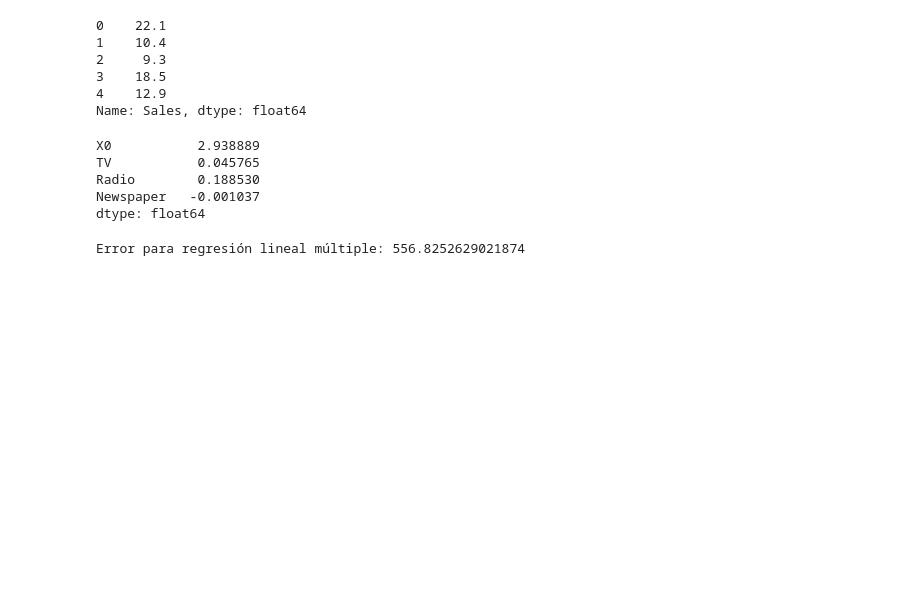
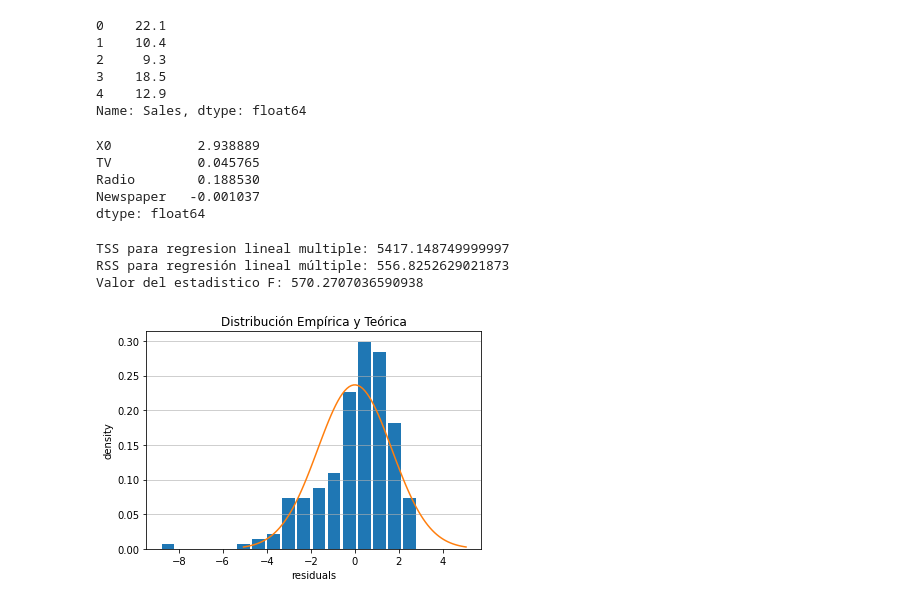
Before and after one commit to FelipeGorostiaga/MachineLearning, a Jupyter notebook: src/tp4/ej1.ipynb, the cells around one changed output. Saved outputs shown, nothing was run; the diff lists cells and outputs as text; code cells hidden in the pictures; blank space fills up the shorter version.

```diff
--- a/src/tp4/ej1.ipynb
+++ b/src/tp4/ej1.ipynb
@@ -80,12 +80,3 @@ for col in list(df):
 print(simple_regressions)
 # %% [output]
 {'TV': (7.032593549127704, 0.04753664043301969), 'Radio': (9.311638095158287, 0.20249578339243954), 'Newspaper': (12.351407069278162, 0.05469309847227332)}
-# %%
-for col, betas in simple_regressions.items():
-    error = 0
-    for index in range(len(df)):
-        y = df.iloc[index]['Sales']
-        y_est = betas[0] + betas[1] * df.iloc[index][col]
-        error += (y - y_est) ** 2
-
-    print(f'Error para regresión lineal simple de ({col}, {Y}): {error}')
@@ -141,12 +166,41 @@ Radio        0.188530
 Newspaper   -0.001037
 dtype: float64
 # %%
-error = 0
+# Realizar el diagnostico del modelo
+RSS = 0
+TSS = 0
+residuals = []
+y_mean = df['Sales'].mean()
 for index in range(len(df)):
     y = df.iloc[index]['Sales']
     y_est = X.iloc[index].dot(betas)
-    error += (y - y_est) ** 2
+    RSS += (y - y_est) ** 2
+    TSS += (y - y_mean) ** 2
+    residuals.append(y - y_est)
 
-print(f'Error para regresión lineal múltiple: {error}')
+F = ((TSS - RSS) / (column_count - 1)) / (RSS / (len(df) - (column_count - 1) - 1))
+print(f'TSS para regresion lineal multiple: {TSS}')
+print(f'RSS para regresión lineal múltiple: {RSS}')
+print(f'Valor del estadistico F: {F}')
 # %% [output]
-Error para regresión lineal múltiple: 556.8252629021874
+TSS para regresion lineal multiple: 5417.148749999997
+RSS para regresión lineal múltiple: 556.8252629021873
+Valor del estadistico F: 570.2707036590938
+# %%
+import scipy.stats as stats
+
+sigma_est = math.sqrt(1 / (len(df) - (column_count - 1) - 1 ) * RSS)
+
+plt.hist(residuals, bins='auto', rwidth=0.85, density=True)
+plt.grid(axis='y', alpha=0.75)
+
+mu = 0
+x = np.linspace(mu - 3 * sigma_est, mu + 3 * sigma_est, 100)
+plt.plot(x, stats.norm.pdf(x, mu, sigma_est))
+plt.xlabel('residuals')
+plt.ylabel('density')
+# ver si se acota el eje x
+plt.title('Distribución Empírica y Teórica')
+plt.show()
+# %% [output]
+[figure, added]
```
Also changed, not shown: parts of 4 cells of this notebook.
